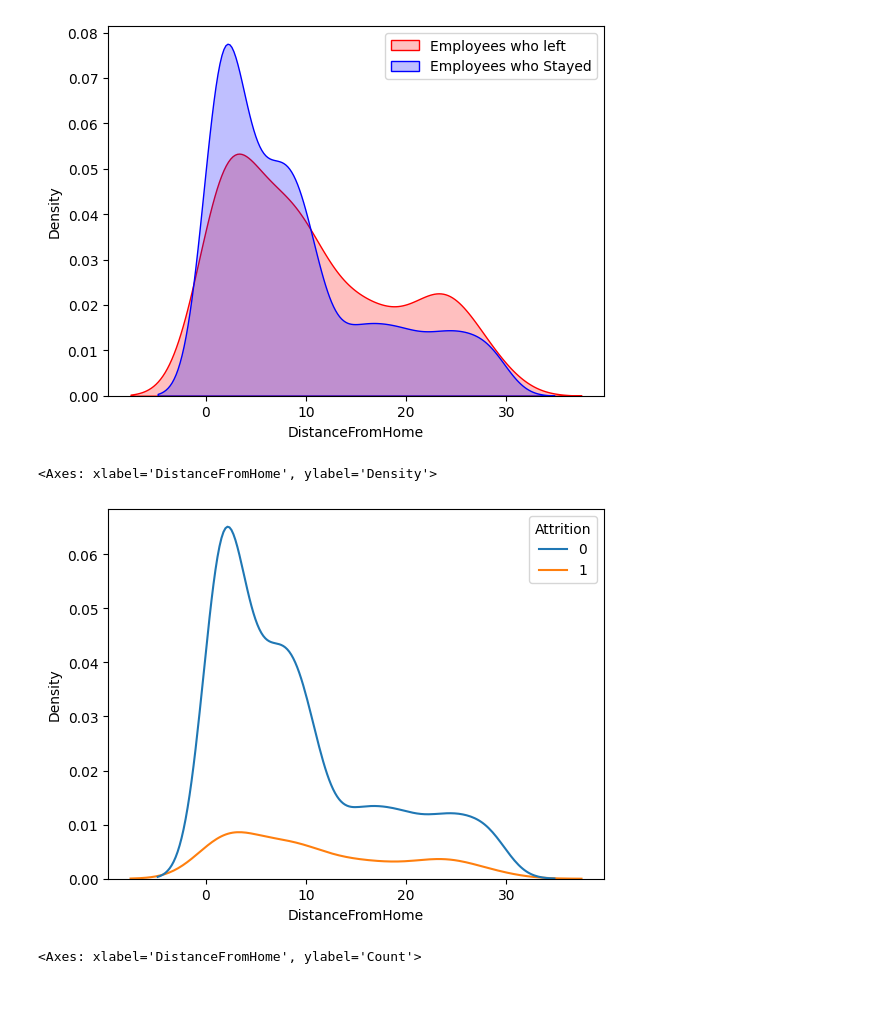
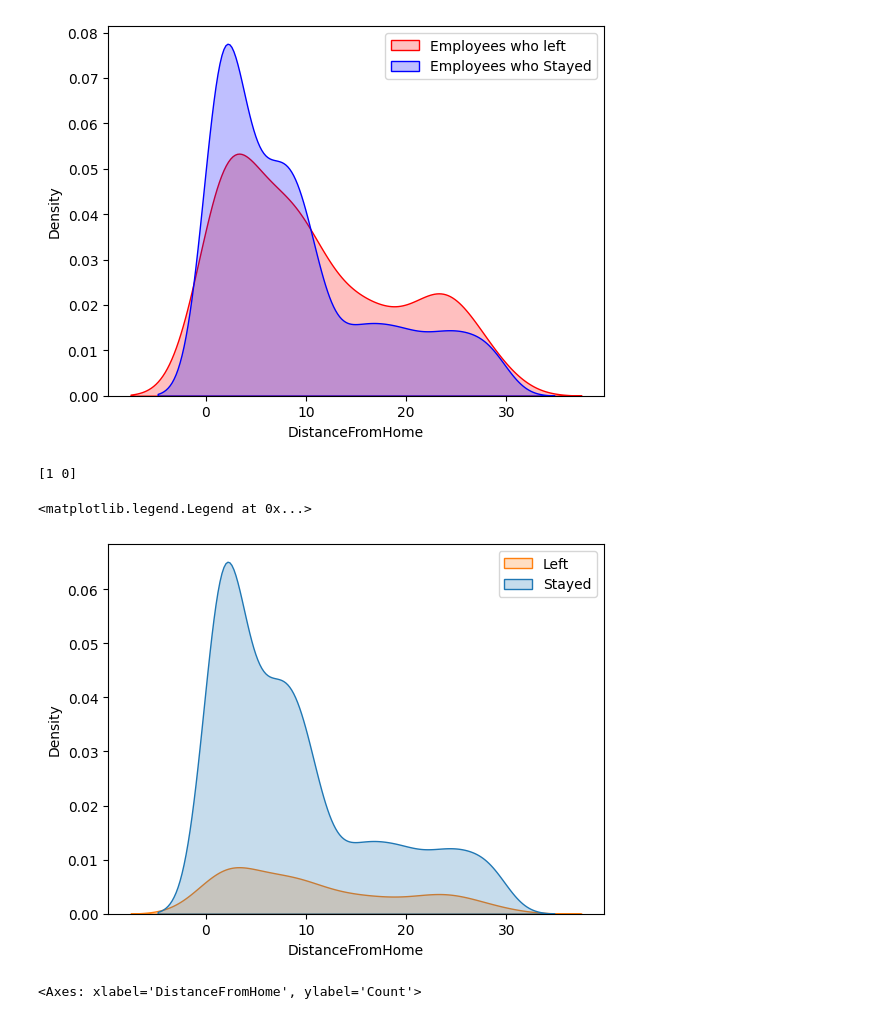
Before and after one commit to Ashkania/DS_Projects, a Jupyter notebook: Human_Resources_Department_Skeleton.ipynb, the cells around one changed output. Saved outputs shown, nothing was run; the diff lists cells and outputs as text; code cells hidden in the pictures.

```diff
--- a/Human_Resources_Department_Skeleton.ipynb
+++ b/Human_Resources_Department_Skeleton.ipynb
@@ -319,10 +317,21 @@ plt.legend()
 # %% [output]
 <matplotlib.legend.Legend at 0x...>
 [figure]
+# %%
+# Shows the order in the dataset
+# This is needed for the following plot to know
+# the order of labels
+print(df['Attrition'].unique())
+# %% [output]
+[1 0]
 # %%
 # Or a more concise version which is preferred:
-sns.kdeplot(data=df, x='DistanceFromHome', hue='Attrition')
+sns.kdeplot(
+    data=df, x='DistanceFromHome', hue='Attrition', fill=True
+)
+
+plt.legend(labels = ['Left','Stayed'])
 # %% [output]
-<Axes: xlabel='DistanceFromHome', ylabel='Density'>
+<matplotlib.legend.Legend at 0x...>
-[figure, old version]
+[figure, new version]
 # %%
```
Also changed, not shown: parts of 17 cells of this notebook.
